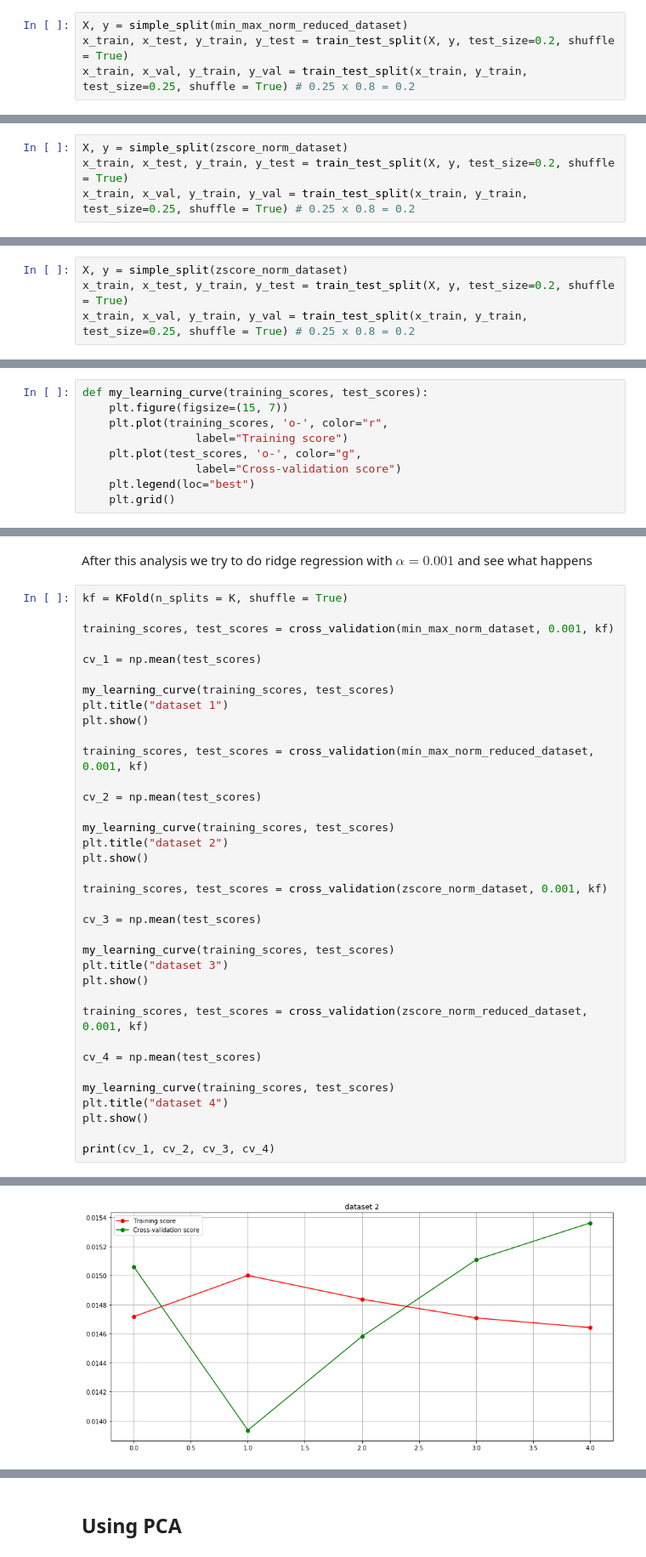
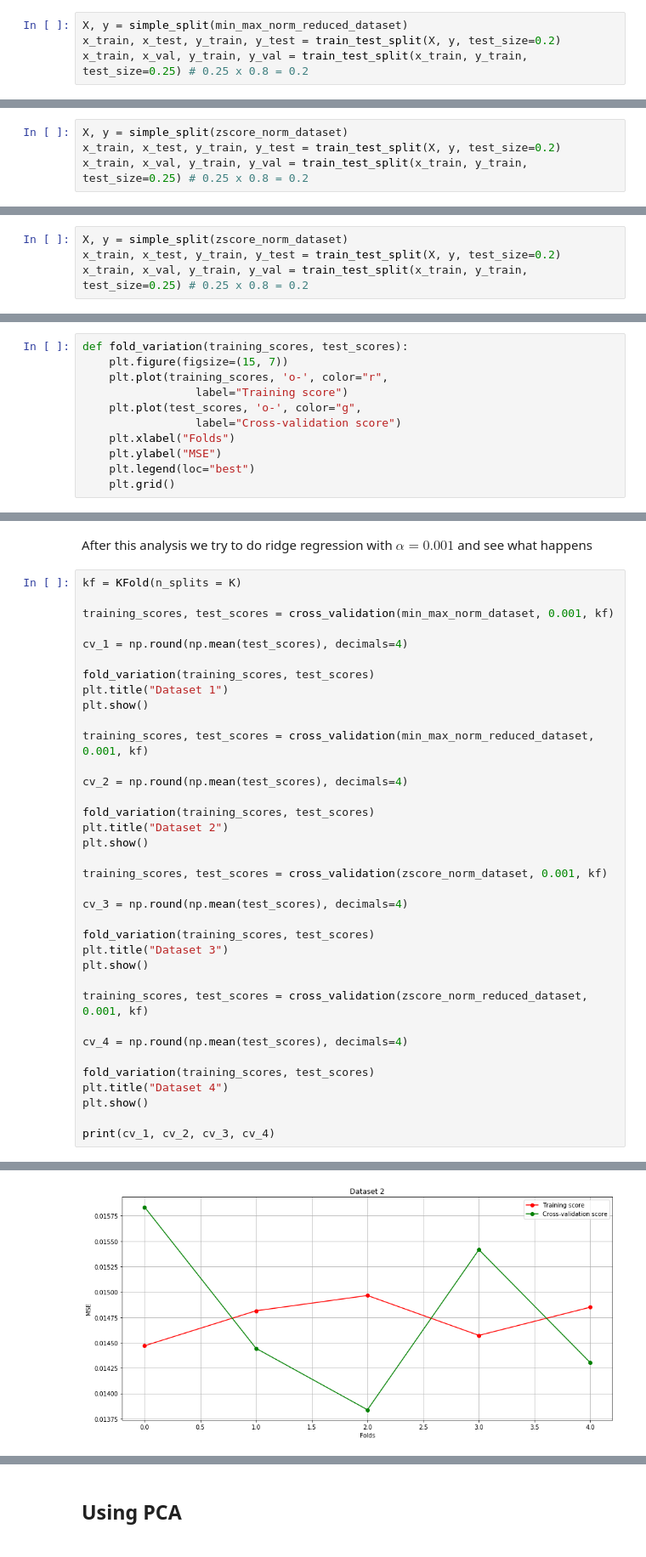
Before and after one commit to iamgiolaga/ridge-regression, a Jupyter notebook: 01_ridgeregression.ipynb, the cells around one changed output, grey strips where cells are left out. Shown at 85% size. Saved outputs shown, nothing was run; the diff lists cells and outputs as text.

```diff
--- a/01_ridgeregression.ipynb
+++ b/01_ridgeregression.ipynb
@@ -226,8 +248,8 @@ final_results.reset_index()
 ### Second dataset
 # %%
 X, y = simple_split(min_max_norm_reduced_dataset)
-x_train, x_test, y_train, y_test = train_test_split(X, y, test_size=0.2, shuffle = True)
-x_train, x_val, y_train, y_val = train_test_split(x_train, y_train, test_size=0.25, shuffle = True) # 0.25 x 0.8 = 0.2
+x_train, x_test, y_train, y_test = train_test_split(X, y, test_size=0.2)
+x_train, x_val, y_train, y_val = train_test_split(x_train, y_train, test_size=0.25) # 0.25 x 0.8 = 0.2
 # %%
 ridge_regressor.fit(x_train, y_train, 0.1)
 ridge_regressor.w
@@ -295,8 +317,8 @@ final_results.r2_d2 = r2
 ### Third dataset
 # %%
 X, y = simple_split(zscore_norm_dataset)
-x_train, x_test, y_train, y_test = train_test_split(X, y, test_size=0.2, shuffle = True)
-x_train, x_val, y_train, y_val = train_test_split(x_train, y_train, test_size=0.25, shuffle = True) # 0.25 x 0.8 = 0.2
+x_train, x_test, y_train, y_test = train_test_split(X, y, test_size=0.2)
+x_train, x_val, y_train, y_val = train_test_split(x_train, y_train, test_size=0.25) # 0.25 x 0.8 = 0.2
 # %%
 ridge_regressor.fit(x_train, y_train, 0.1)
 ridge_regressor.w
@@ -364,8 +386,8 @@ final_results.r2_d3 = r2
 ### Fourth dataset
 # %%
 X, y = simple_split(zscore_norm_dataset)
-x_train, x_test, y_train, y_test = train_test_split(X, y, test_size=0.2, shuffle = True)
-x_train, x_val, y_train, y_val = train_test_split(x_train, y_train, test_size=0.25, shuffle = True) # 0.25 x 0.8 = 0.2
+x_train, x_test, y_train, y_test = train_test_split(X, y, test_size=0.2)
+x_train, x_val, y_train, y_val = train_test_split(x_train, y_train, test_size=0.25) # 0.25 x 0.8 = 0.2
 # %%
 ridge_regressor.fit(x_train, y_train, 0.1)
 ridge_regressor.w
@@ -475,12 +497,14 @@ We try $K = 5$
 # %%
 K = 5
 # %%
-def my_learning_curve(training_scores, test_scores):
+def fold_variation(training_scores, test_scores):
     plt.figure(figsize=(15, 7))
     plt.plot(training_scores, 'o-', color="r",
                  label="Training score")
     plt.plot(test_scores, 'o-', color="g",
                  label="Cross-validation score")
+    plt.xlabel("Folds")
+    plt.ylabel("MSE")
     plt.legend(loc="best")
     plt.grid()
 # %% [markdown]
@@ -632,38 +639,38 @@ This is highly confirmed by the Pearson coefficient.
 # %% [markdown]
 After this analysis we try to do ridge regression with $\alpha = 0.001$ and see what happens
 # %%
-kf = KFold(n_splits = K, shuffle = True)
+kf = KFold(n_splits = K)
 
 training_scores, test_scores = cross_validation(min_max_norm_dataset, 0.001, kf)
 
-cv_1 = np.mean(test_scores)
+cv_1 = np.round(np.mean(test_scores), decimals=4)
 
-my_learning_curve(training_scores, test_scores)
-plt.title("dataset 1")
+fold_variation(training_scores, test_scores)
+plt.title("Dataset 1")
 plt.show()
 
 training_scores, test_scores = cross_validation(min_max_norm_reduced_dataset, 0.001, kf)
 
-cv_2 = np.mean(test_scores)
+cv_2 = np.round(np.mean(test_scores), decimals=4)
 
-my_learning_curve(training_scores, test_scores)
-plt.title("dataset 2")
+fold_variation(training_scores, test_scores)
+plt.title("Dataset 2")
 plt.show()
 
 training_scores, test_scores = cross_validation(zscore_norm_dataset, 0.001, kf)
 
-cv_3 = np.mean(test_scores)
+cv_3 = np.round(np.mean(test_scores), decimals=4)
 
-my_learning_curve(training_scores, test_scores)
-plt.title("dataset 3")
+fold_variation(training_scores, test_scores)
+plt.title("Dataset 3")
 plt.show()
 
 training_scores, test_scores = cross_validation(zscore_norm_reduced_dataset, 0.001, kf)
 
-cv_4 = np.mean(test_scores)
+cv_4 = np.round(np.mean(test_scores), decimals=4)
 
-my_learning_curve(training_scores, test_scores)
-plt.title("dataset 4")
+fold_variation(training_scores, test_scores)
+plt.title("Dataset 4")
 plt.show()
 
 print(cv_1, cv_2, cv_3, cv_4)
@@ -672 +679 @@ print(cv_1, cv_2, cv_3, cv_4)
-[figure, old version]
+[figure, new version]
```
Also changed, not shown: parts of 72 cells of this notebook, 14 other files.
